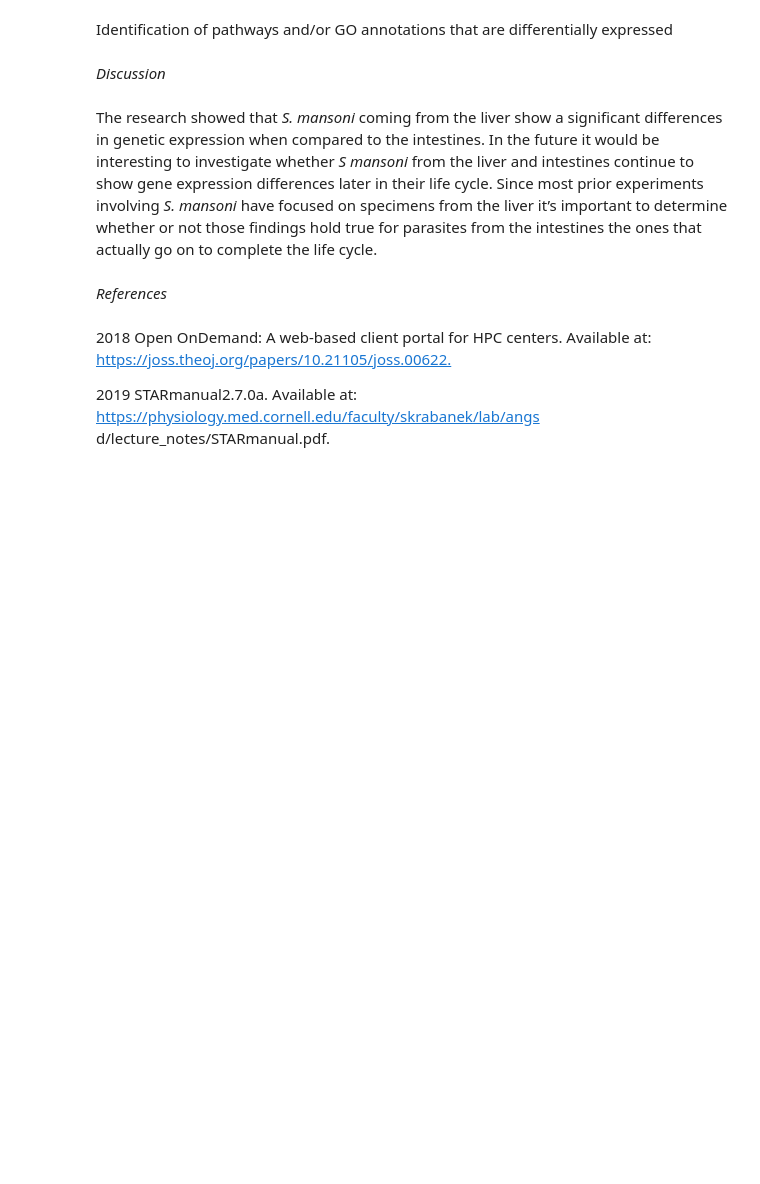
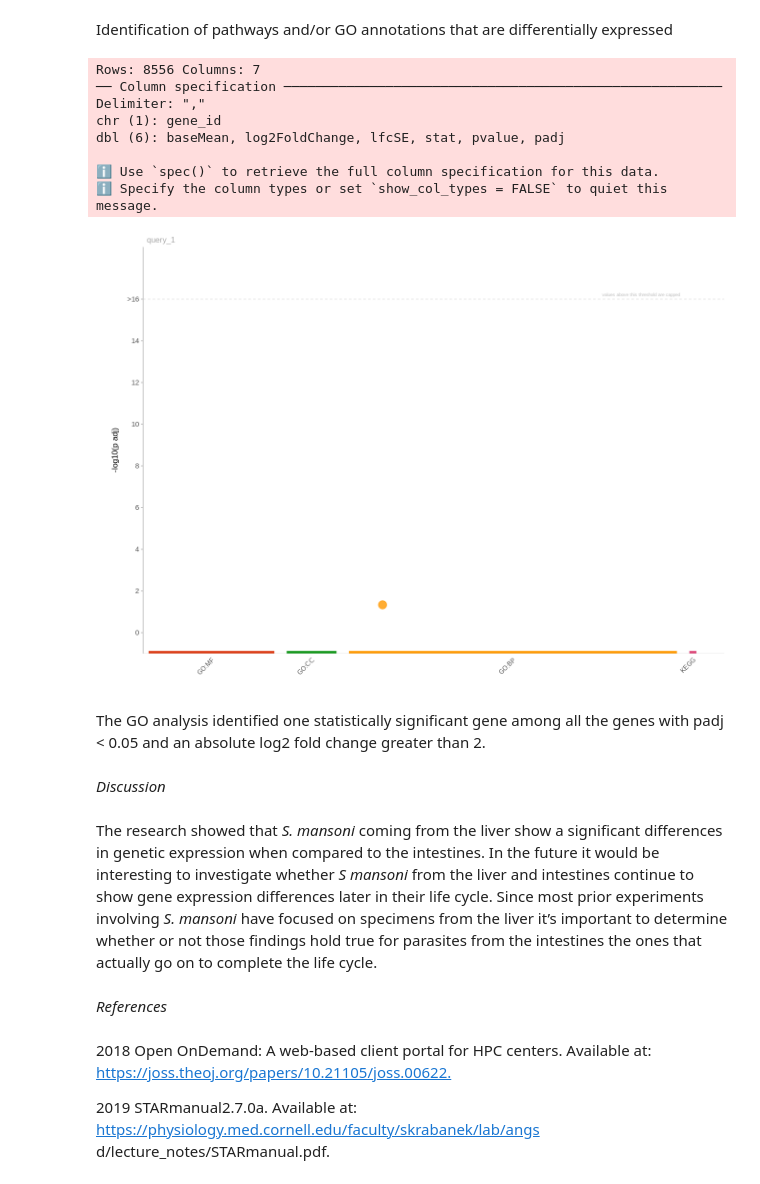
Before and after one commit to waldhacw6865/schistosoma-RNA-SEQ, a Jupyter notebook: Notebook/manuscript.ipynb, the cells around one changed output. Drawn from its saved outputs; the diff is of its cells as text; code cells hidden in the pictures; blank space fills up the shorter version.

```diff
--- a/Notebook/manuscript.ipynb
+++ b/Notebook/manuscript.ipynb
@@ -26,5 +133,28 @@ Identification of differentially expressed genes
 # %% [markdown]
 Identification of pathways and/or GO annotations that are differentially expressed
+# %%
+degs <- read_csv("/data/classes/2025/spring/biol443/course_files/rnaseq_data/deseq_results.csv")|>
+    filter(padj<=0.05, abs(log2FoldChange)>2)
+genes <- degs$gene_id
+
+gostres <- gost(query=genes,
+            organism = "smansoni")
+            gostplot(gostres, interactive=FALSE)+
+ labs(y= "-log10(p adj)")
+
+ggsave("gProfile.png", dpi = 500, width = 14, height = 7)
+# %% [output]
+Rows: 8556 Columns: 7
+── Column specification ────────────────────────────────────────────────────────
+Delimiter: ","
+chr (1): gene_id
+dbl (6): baseMean, log2FoldChange, lfcSE, stat, pvalue, padj
+
+ℹ Use `spec()` to retrieve the full column specification for this data.
+ℹ Specify the column types or set `show_col_types = FALSE` to quiet this message.
+[figure, added]
+# %% [markdown]
+The GO analysis identified one statistically significant gene among all the genes with padj < 0.05 and an absolute log2 fold change greater than 2.
 # %% [markdown]
 *Discussion*
 # %% [markdown]
```
Also changed, not shown: parts of 5 cells of this notebook, 1 other file.
